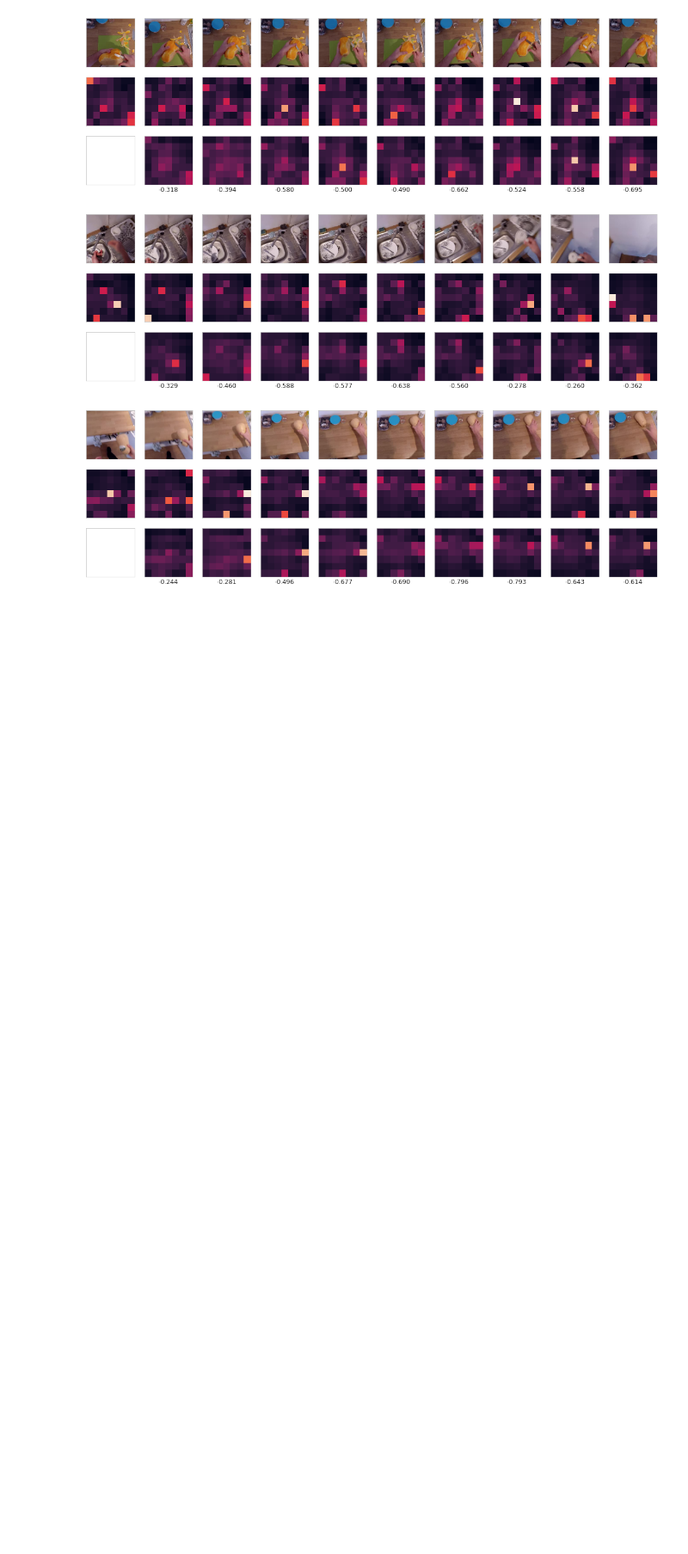
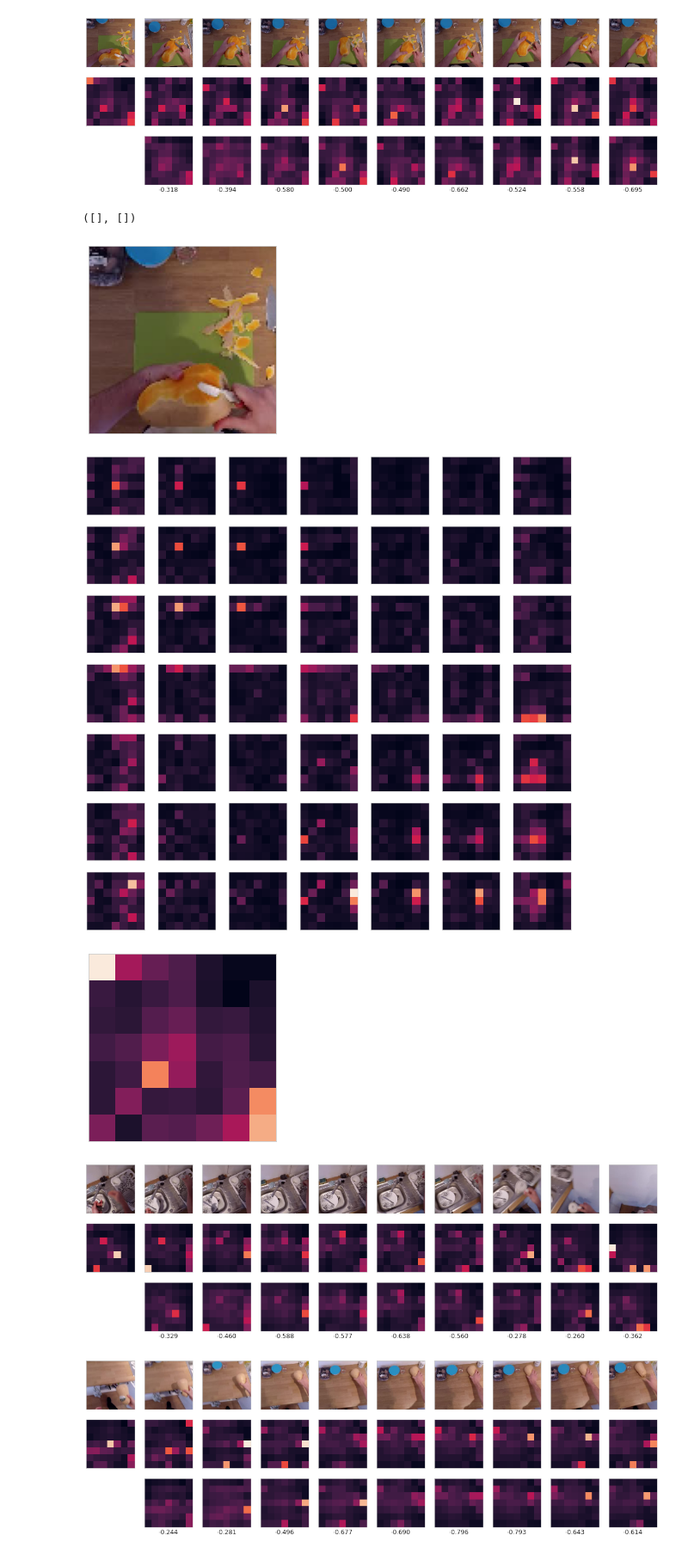
Before and after one commit to knmac/sparse_sensing_actreg, a Jupyter notebook: experiments/make_paper_materials.ipynb, the cells around one changed output. Shown: that part at 86% size. Saved outputs shown, nothing was run; the diff lists cells and outputs as text; code cells hidden in the pictures; blank space fills up the shorter version.

```diff
--- a/experiments/make_paper_materials.ipynb
+++ b/experiments/make_paper_materials.ipynb
@@ -203,6 +205,53 @@ sample_id = 64
 plot_img_attn_hallu(sample_id, save=True)
 # %% [output]
 [figure]
+# %%
+sample, _ = val_loader.dataset[64]
+sample = {k: v.unsqueeze(dim=0).to(device) for k, v in sample.items()}
+rgb_high = sample['RGB']
+rgb_low = rgb_high[:, :, ::2, ::2]
+rgb_low = rgb_low.view((-1, model.num_segments, 3) + rgb_low.size()[-2:])[0]
+rgb_high = rgb_high.view((-1, model.num_segments, 3) + rgb_high.size()[-2:])[0]
+
+with torch.no_grad():
+    model.low_feat_model.rgb(rgb_low)
+    attn_1 = model.low_feat_model.rgb.get_attention_weight(
+        l_name=model.attention_layer[0],
+        m_name=model.attention_layer[1],
+        aggregated=False,
+    )[0]
+    attn_1 = attn_1.reshape([32, 7, 7, 7, 7]).cpu().detach().numpy()
+
+    attn_2 = model.low_feat_model.rgb.get_attention_weight(
+        l_name=model.attention_layer[0],
+        m_name=model.attention_layer[1],
+        aggregated=True,
+    )[0].cpu().detach().numpy()
+
+rgb_low_ = (rgb_low.permute(0, 2, 3, 1).cpu().numpy() + [104, 117, 128]).astype(np.uint8)
+plt.figure()
+plt.imshow(cv2.cvtColor(rgb_low_[0], cv2.COLOR_BGR2RGB))
+plt.xticks([])
+plt.yticks([])
+
+fig, axes = plt.subplots(7, 7, figsize=(15, 15))
+vmin = attn_1.mean(axis=0).min()
+vmax = attn_1.mean(axis=0).max()
+for i in range(7):
+    for j in range(7):
+        axes[i, j].imshow(attn_1[:, i, j].mean(axis=0), vmin=vmin, vmax=vmax)
+        axes[i, j].set_xticks([])
+        axes[i, j].set_yticks([])
+
+plt.figure()
+plt.imshow(attn_2.mean(axis=0))
+plt.xticks([])
+plt.yticks([])
+# %% [output]
+([], [])
+[figure, added]
+[figure, added]
+[figure, added]
 # %%
 sample_id = 27
 plot_img_attn_hallu(sample_id, save=True)
```
Also changed, not shown: parts of 1 cell of this notebook.
